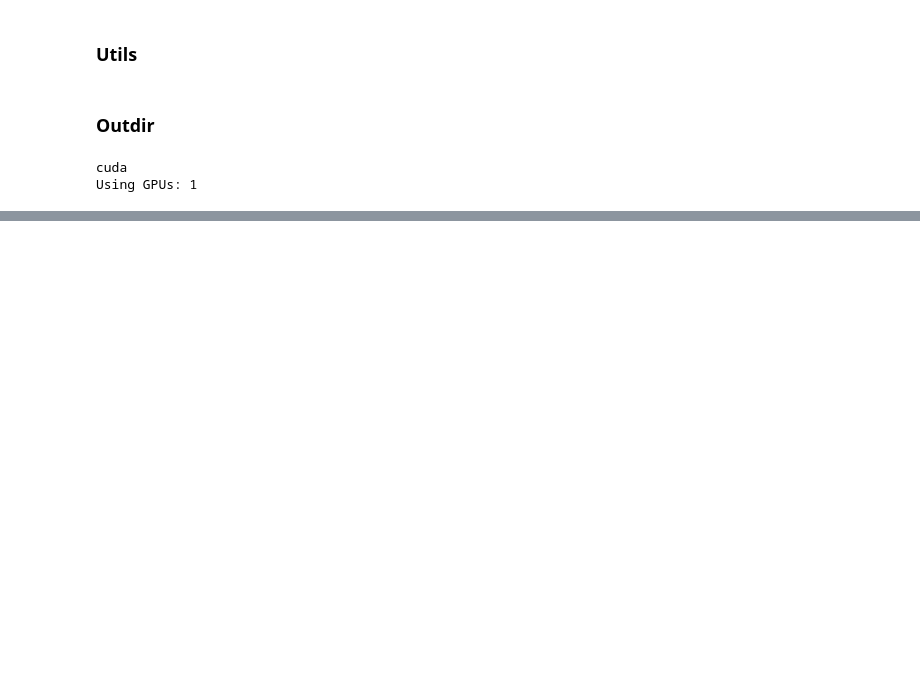
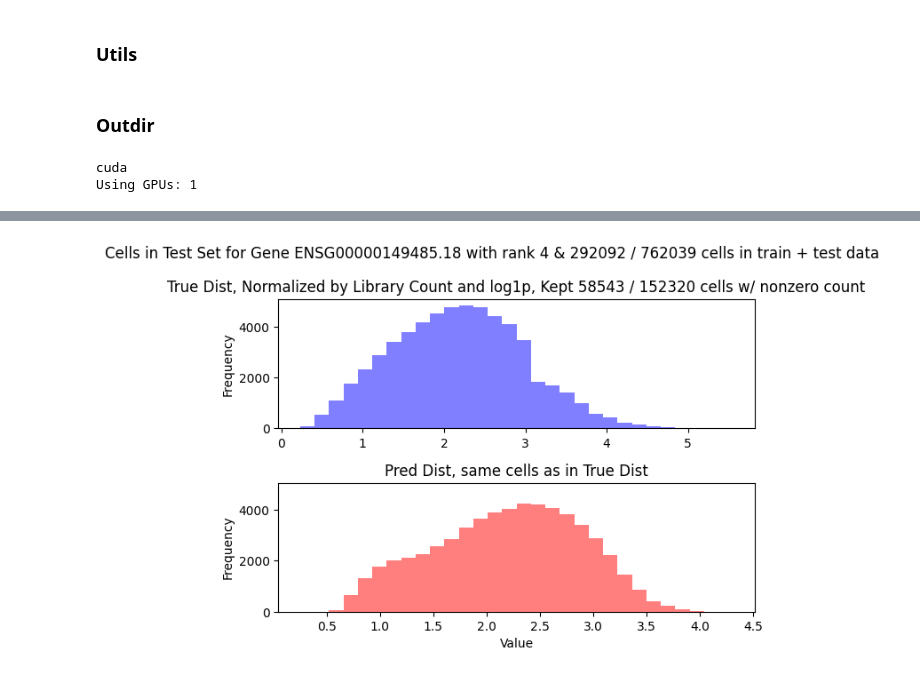
Before and after one commit to imahabub/scdiff, a Jupyter notebook: notebooks/6.23.23.gene_distribution_histogram.ipynb, the cells around one changed output, grey strips where cells are left out. Saved outputs shown, nothing was run; the diff lists cells and outputs as text; code cells hidden in the pictures; blank space fills up the shorter version.

```diff
--- a/notebooks/6.23.23.gene_distribution_histogram.ipynb
+++ b/notebooks/6.23.23.gene_distribution_histogram.ipynb
@@ -310,0 +269,4 @@ data.var
+# %%
+compare_true_and_pred_hist(trues, preds, 599)
+# %% [output]
+[figure, added]
```
Also changed, not shown: parts of 47 cells of this notebook, 2 other files.
